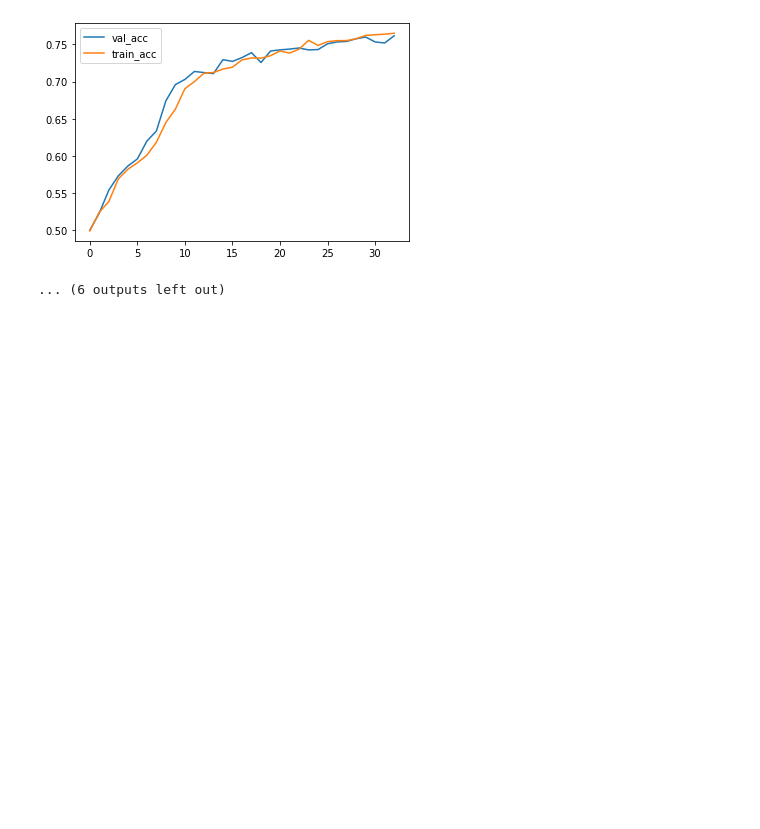
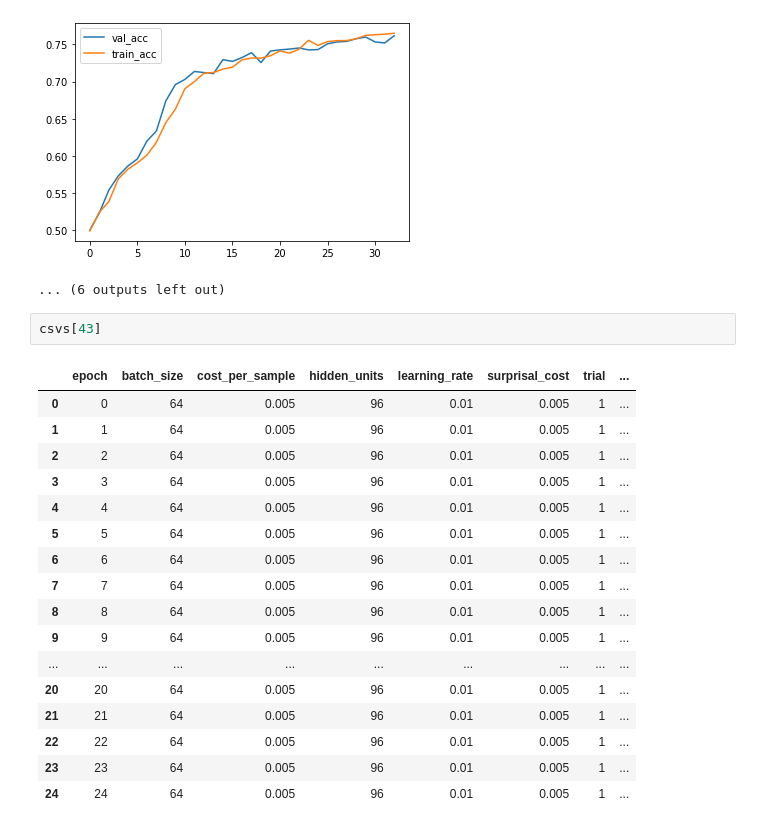
Before and after one commit to EmyArts/skiprnn-2017-telecombcn, a Jupyter notebook: src/postprocessing.ipynb, the cells around one changed output. Drawn from its saved outputs; the diff is of its cells as text; blank space fills up the shorter version.

Commit message:
Updated batch sizes

```diff
--- a/src/postprocessing.ipynb
+++ b/src/postprocessing.ipynb
@@ -109,3 +109,23 @@ for i, df in enumerate(lr0001):
 [figure]
 [figure]
 ... (6 outputs left out)
+# %%
+csvs[43]
+# %% [output]
+|  | epoch | batch_size | cost_per_sample | hidden_units | learning_rate | surprisal_cost | trial | ... |
+| 0 | 0 | 64 | 0.005 | 96 | 0.01 | 0.005 | 1 | ... |
+| 1 | 1 | 64 | 0.005 | 96 | 0.01 | 0.005 | 1 | ... |
+| 2 | 2 | 64 | 0.005 | 96 | 0.01 | 0.005 | 1 | ... |
+| 3 | 3 | 64 | 0.005 | 96 | 0.01 | 0.005 | 1 | ... |
+| 4 | 4 | 64 | 0.005 | 96 | 0.01 | 0.005 | 1 | ... |
+| 5 | 5 | 64 | 0.005 | 96 | 0.01 | 0.005 | 1 | ... |
+| 6 | 6 | 64 | 0.005 | 96 | 0.01 | 0.005 | 1 | ... |
+| 7 | 7 | 64 | 0.005 | 96 | 0.01 | 0.005 | 1 | ... |
+| 8 | 8 | 64 | 0.005 | 96 | 0.01 | 0.005 | 1 | ... |
+| 9 | 9 | 64 | 0.005 | 96 | 0.01 | 0.005 | 1 | ... |
+| ... | ... | ... | ... | ... | ... | ... | ... | ... |
+| 20 | 20 | 64 | 0.005 | 96 | 0.01 | 0.005 | 1 | ... |
+| 21 | 21 | 64 | 0.005 | 96 | 0.01 | 0.005 | 1 | ... |
+| 22 | 22 | 64 | 0.005 | 96 | 0.01 | 0.005 | 1 | ... |
+| 23 | 23 | 64 | 0.005 | 96 | 0.01 | 0.005 | 1 | ... |
+| 24 | 24 | 64 | 0.005 | 96 | 0.01 | 0.005 | 1 | ... |
```
Also changed, not shown: 1 other file.
